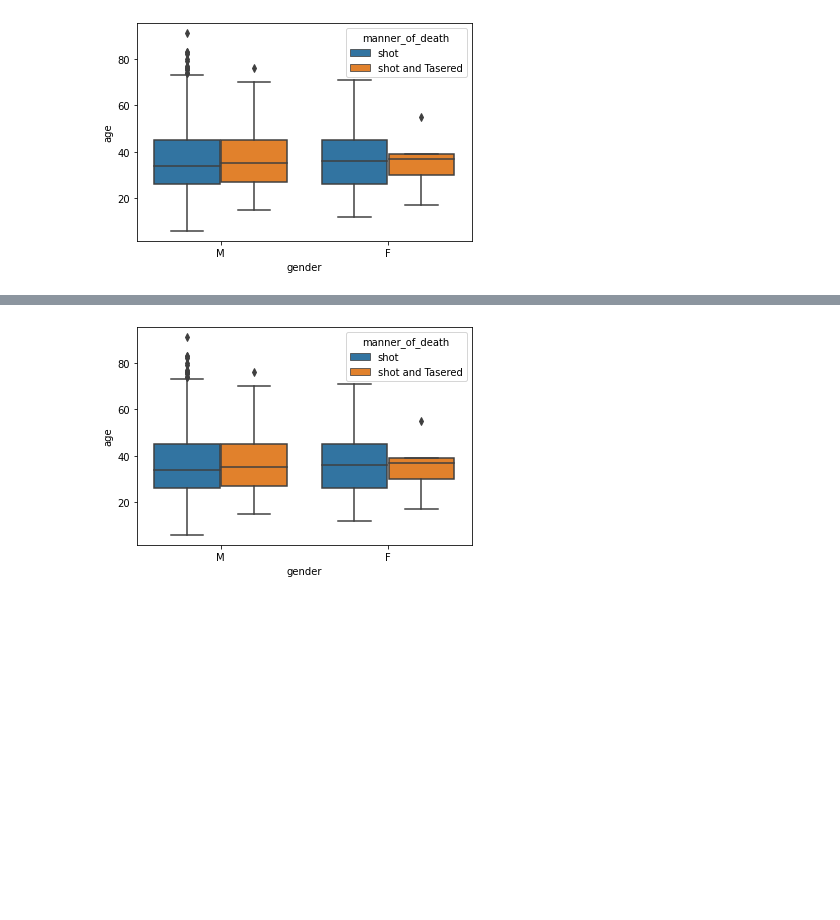
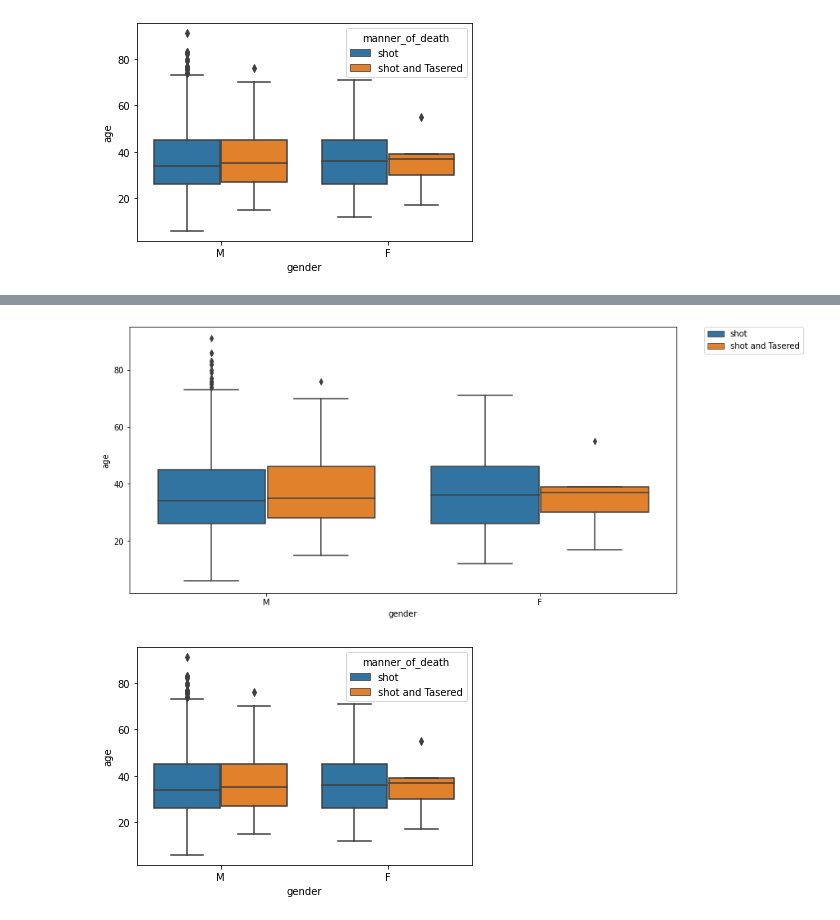
Before and after one commit to MehmetAltinkurt/Data_Science_Assignments, a Jupyter notebook: DVwPY/Assignment-2 (PoliceKillingUS-Seaborn) student.ipynb, the cells around one changed output, grey strips where cells are left out. Drawn from its saved outputs; the diff is of its cells as text; code cells hidden in the pictures; blank space fills up the shorter version.

```diff
--- a/DVwPY/Assignment-2 (PoliceKillingUS-Seaborn) student.ipynb
+++ b/DVwPY/Assignment-2 (PoliceKillingUS-Seaborn) student.ipynb
@@ -91,3 +145,9 @@ sns.boxplot(data=kill,x="gender",y="age", hue="manner_of_death");
+# %%
+fig,ax=plt.subplots(figsize=(12,6))
+sns.boxplot(x="gender",y="age",data=kill,hue="manner_of_death")
+plt.legend(bbox_to_anchor = (1.05, 1), loc = "upper left", borderaxespad = 0);
+# %% [output]
+[figure, added]
 # %%
 # with seaborn
 # %% [output]
```
Also changed, not shown: parts of 6 cells of this notebook, 1 other file.
